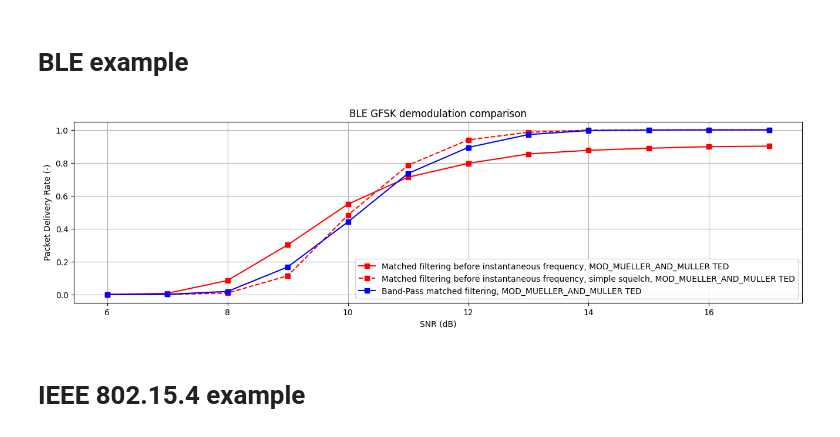
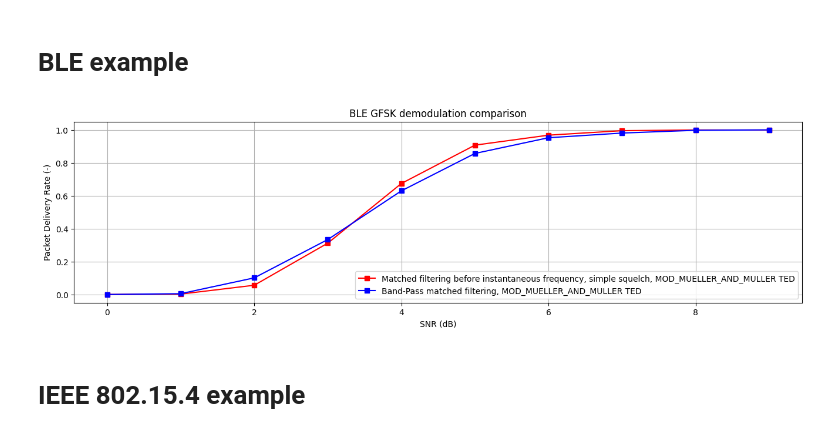
Before and after one commit to SDMote/SDR_projects, a Jupyter notebook: python_phy/jupyter_notebooks/packet_delivery_rate_analysis.ipynb, the cells around one changed output. Saved outputs shown, nothing was run; the diff lists cells and outputs as text; code cells hidden in the pictures.

```diff
--- a/python_phy/jupyter_notebooks/packet_delivery_rate_analysis.ipynb
+++ b/python_phy/jupyter_notebooks/packet_delivery_rate_analysis.ipynb
@@ -50,17 +50,17 @@ def load_and_plot_pkl_data(title="PDR vs SNR Analysis"):
 # %% [markdown]
 # BLE example
 # %%
-bw_snrs: dict = {"BLE": 1.5e6, "IEEE802154": 3e6}
 filenames: dict = {"BLE": "BLE_0dBm.dat", "IEEE802154": "802154_0dBm.dat"}  # Open BLE file
 
 fs = 10e6  # Hz
 receiver_type: ReceiverType = "BLE"
 iq_samples: np.ndarray = read_iq_data(f"../../capture_nRF/data/new/{filenames[receiver_type]}")
+signal_present = (4000, 14000) if receiver_type == "BLE" else (8000, 35000)
 
-demodulation_type: DemodulationType = "INSTANTANEOUS_FREQUENCY"
+demodulation_type: DemodulationType = "BAND_PASS"
 ted_type: TEDType = "MOD_MUELLER_AND_MULLER"
 
-snr_range = range(6, 18, 1)
+snr_range = range(0, 10, 1)
 noise_realisations = int(1e4)
 # %%
 ted_types: list[TEDType] = [
@@ -73,7 +73,7 @@ for ted in ted_types:
     result = pdr_vs_snr_analysis_parallel(
         iq_samples=iq_samples,
         snr_range=snr_range,
-        bw_snr=bw_snrs[receiver_type],
+        sample_interval=signal_present,
         fs=fs,
         receiver_type=receiver_type,
         demodulation_type=demodulation_type,
@@ -81,52 +81,41 @@ for ted in ted_types:
         noise_realisations=noise_realisations,
     )
     pdr.append(result)
-    filename = f"before_iir_simple_squelch_{ted}.pkl"
+    filename = f"band_pass_{ted}_new_snr.pkl"
     with open(filename, "wb") as file:
         pickle.dump(result, file)
 # %%
 ted_types: list[TEDType] = [
     "MOD_MUELLER_AND_MULLER",
 ]
 
 opened_files = []
 # Instantaneous frquency
 for ted in ted_types:
-    with open(f"before_iir_{ted}.pkl", "rb") as f:
-        opened_files.append(pickle.load(f))
-
-for ted in ted_types:
-    with open(f"before_iir_simple_squelch_{ted}.pkl", "rb") as f:
+    with open(f"before_iir_simple_squelch_{ted}_new_snr.pkl", "rb") as f:
         opened_files.append(pickle.load(f))
 
 # Band pass
-with open("band_pass_MOD_MUELLER_AND_MULLER.pkl", "rb") as f:
+with open("band_pass_MOD_MUELLER_AND_MULLER_new_snr.pkl", "rb") as f:
     band_pass = pickle.load(f)
 
 markers = ["o", "s", "D", "^", "v", "<", ">", "p", "*", "X"]
 plotter = PDRPlotter()
 # Instantaneous frquency
 plotter.add_trace(
     opened_files[0],
-    f"Matched filtering before instantaneous frequency, {ted_types[0]} TED",
+    f"Matched filtering before instantaneous frequency, simple squelch, {ted_types[0]} TED",
     colour="red",
     linestyle="-",
-    marker="s",
-)
-plotter.add_trace(
-    opened_files[1],
-    f"Matched filtering before instantaneous frequency, simple squelch, {ted_types[0]} TED",
-    colour="red",
-    linestyle="--",
     marker="s",
 )
 # Band pass
 plotter.add_trace(
     band_pass, f"Band-Pass matched filtering, {'MOD_MUELLER_AND_MULLER'} TED", colour="blue", linestyle="-", marker="s"
 )
 plotter.plot(title="BLE GFSK demodulation comparison", figsize=(16, 4))
 # %% [output]
-[figure, old version]
+[figure, new version]
 # %%
 # load_and_plot_pkl_data()
 # %% [markdown]
```
Also changed, not shown: 6 other files.
